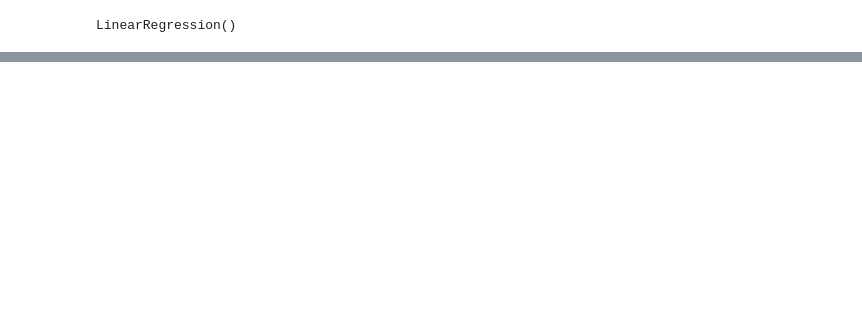
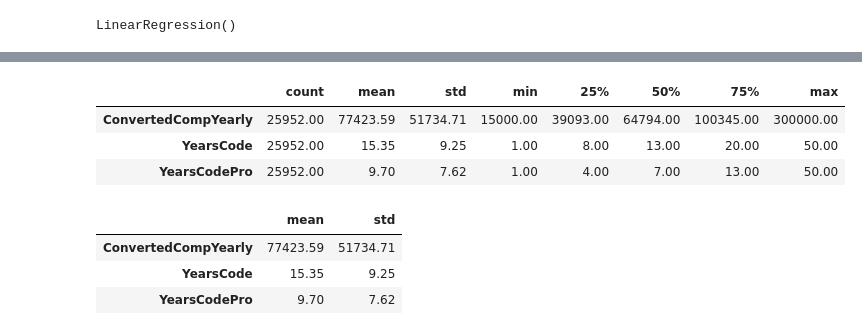
Before and after one commit to BlairCurrey/swe-salary-predictor, a Jupyter notebook: analytics/baseline.ipynb, the cells around one changed output, grey strips where cells are left out. Cells and saved outputs as stored; diff of their text form; code cells hidden in the pictures; blank space fills up the shorter version.

```diff
--- a/analytics/baseline.ipynb
+++ b/analytics/baseline.ipynb
@@ -154,0 +175,7 @@ ax = sns.regplot(x=predicted, y=expected)
+# %%
+train_dataset.describe().transpose()
+# %% [output]
+|  | count | mean | std | min | 25% | 50% | 75% | max |
+| ConvertedCompYearly | 25952.00 | 77423.59 | 51734.71 | 15000.00 | 39093.00 | 64794.00 | 100345.00 | 300000.00 |
+| YearsCode | 25952.00 | 15.35 | 9.25 | 1.00 | 8.00 | 13.00 | 20.00 | 50.00 |
+| YearsCodePro | 25952.00 | 9.70 | 7.62 | 1.00 | 4.00 | 7.00 | 13.00 | 50.00 |
@@ -154,0 +188,7 @@ ax = sns.regplot(x=predicted, y=expected)
+# %%
+train_dataset.describe().transpose()[['mean', 'std']]
+# %% [output]
+|  | mean | std |
+| ConvertedCompYearly | 77423.59 | 51734.71 |
+| YearsCode | 15.35 | 9.25 |
+| YearsCodePro | 9.70 | 7.62 |
```
Also changed, not shown: parts of 20 cells of this notebook.
